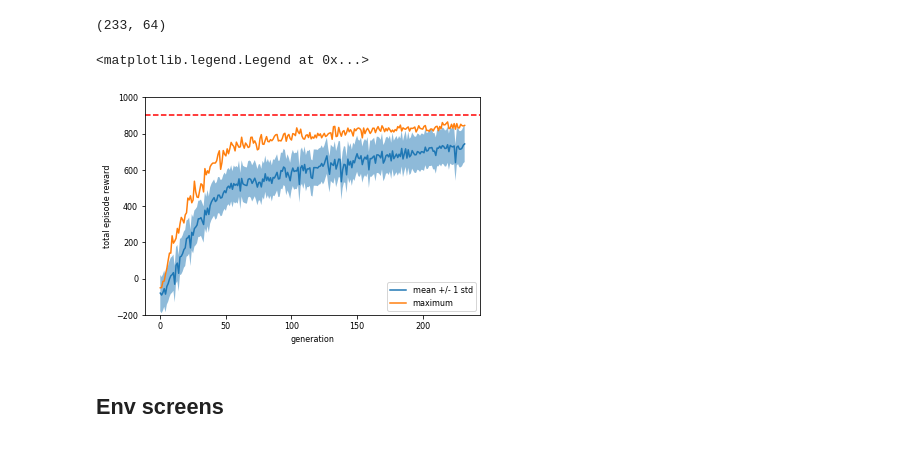
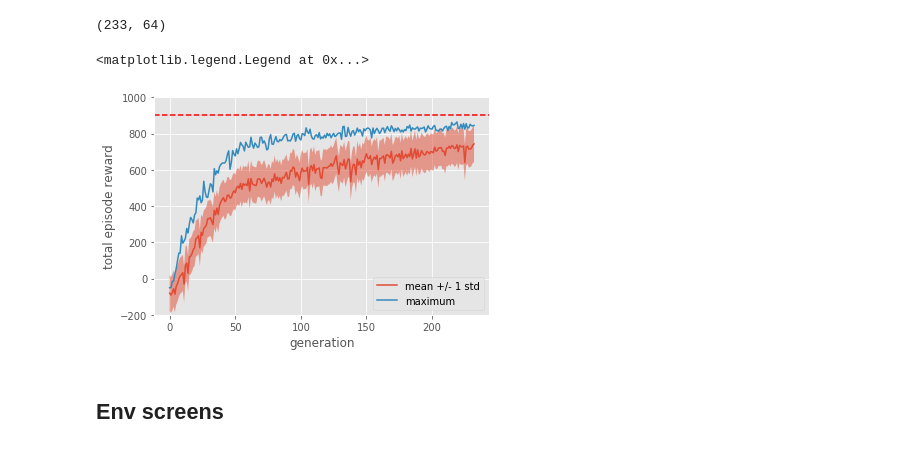
Before and after one commit to ADGEfficiency/world-models-dev, a Jupyter notebook: notebooks/visualization.ipynb, the cells around one changed output. Drawn from its saved outputs; the diff is of its cells as text; code cells hidden in the pictures.

```diff
--- a/notebooks/visualization.ipynb
+++ b/notebooks/visualization.ipynb
@@ -402,25 +402,26 @@ res.shape
 # %% [output]
 (233, 64)
 # %%
+plt.style.use('ggplot')
 plt.plot(np.mean(res, axis=1), label='mean +/- 1 std')
 plt.plot(np.max(res, axis=1), label='maximum')
 
 x = list(range(ma))
 y = np.mean(res, axis=1)
 error = 100
 plt.fill_between(x, y-error, y+error, alpha=0.5)
 
 plt.xlabel('generation')
 plt.ylabel('total episode reward')
 
 plt.axhline(900, color='red', linestyle='--')
 
 plt.ylim((-200, 1000))
 
 plt.legend()
 # %% [output]
 <matplotlib.legend.Legend at 0x...>
-[figure, old version]
+[figure, new version]
 # %% [markdown]
 ## Env screens
 # %%
```
Also changed, not shown: parts of 11 cells of this notebook, 2 other files.
